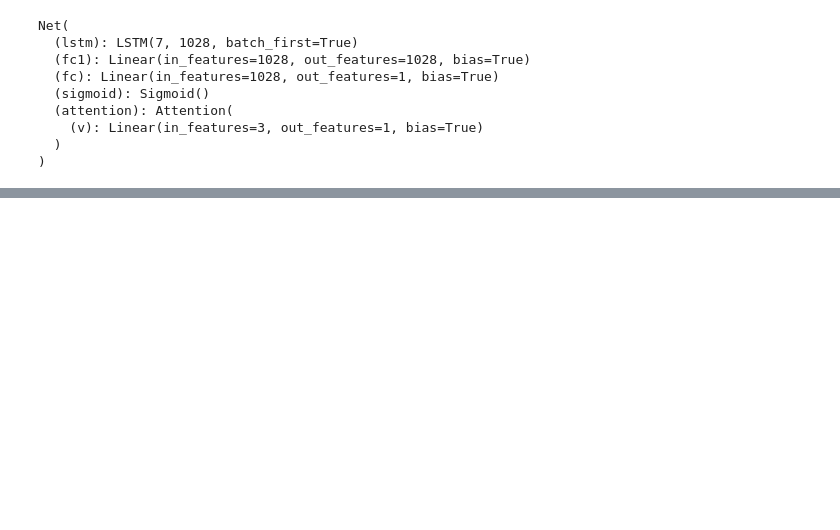
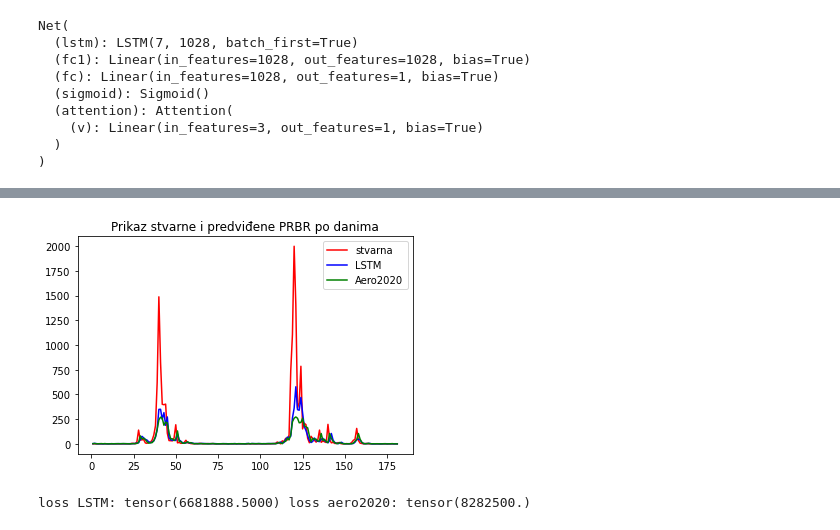
Before and after one commit to dmatijev/polen_forecasting, a Jupyter notebook: evaluate_breza.ipynb, the cells around one changed output, grey strips where cells are left out. Saved outputs shown, nothing was run; the diff lists cells and outputs as text; code cells hidden in the pictures; blank space fills up the shorter version.

```diff
--- a/evaluate_breza.ipynb
+++ b/evaluate_breza.ipynb
@@ -82,0 +83,12 @@ loss LSTM: tensor(8059687.) loss pattern: tensor(6818251.5000)
+# %%
+aero2020_PRBR = pd.read_csv('aero2020_predictions/test_prbr_lag=3_pred.csv', header = 0)
+aero2020_PRBR = aero2020_PRBR.iloc[2:,:].reset_index()
+aero2020_PRBR_predicted = list(map(lambda x: float(x), list(aero2020_PRBR['Neural Network'])))
+aero2020_PRBR_predicted = list(map(lambda x: returnToStartingValues(x,mean_PRBR),aero2020_PRBR_predicted))
+predictionsGraph(realValues, predictedValues, aero2020_PRBR_predicted)
+loss1 = loss_fn(torch.FloatTensor(realValues), torch.FloatTensor(predictedValues))
+loss2 = loss_fn(torch.FloatTensor(realValues), torch.FloatTensor(aero2020_PRBR_predicted))
+print('loss LSTM:',loss1,'loss aero2020:',loss2)
+# %% [output]
+[figure, added]
+loss LSTM: tensor(6681888.5000) loss aero2020: tensor(8282500.)
```
Also changed, not shown: parts of 2 cells of this notebook, 15 other files.
